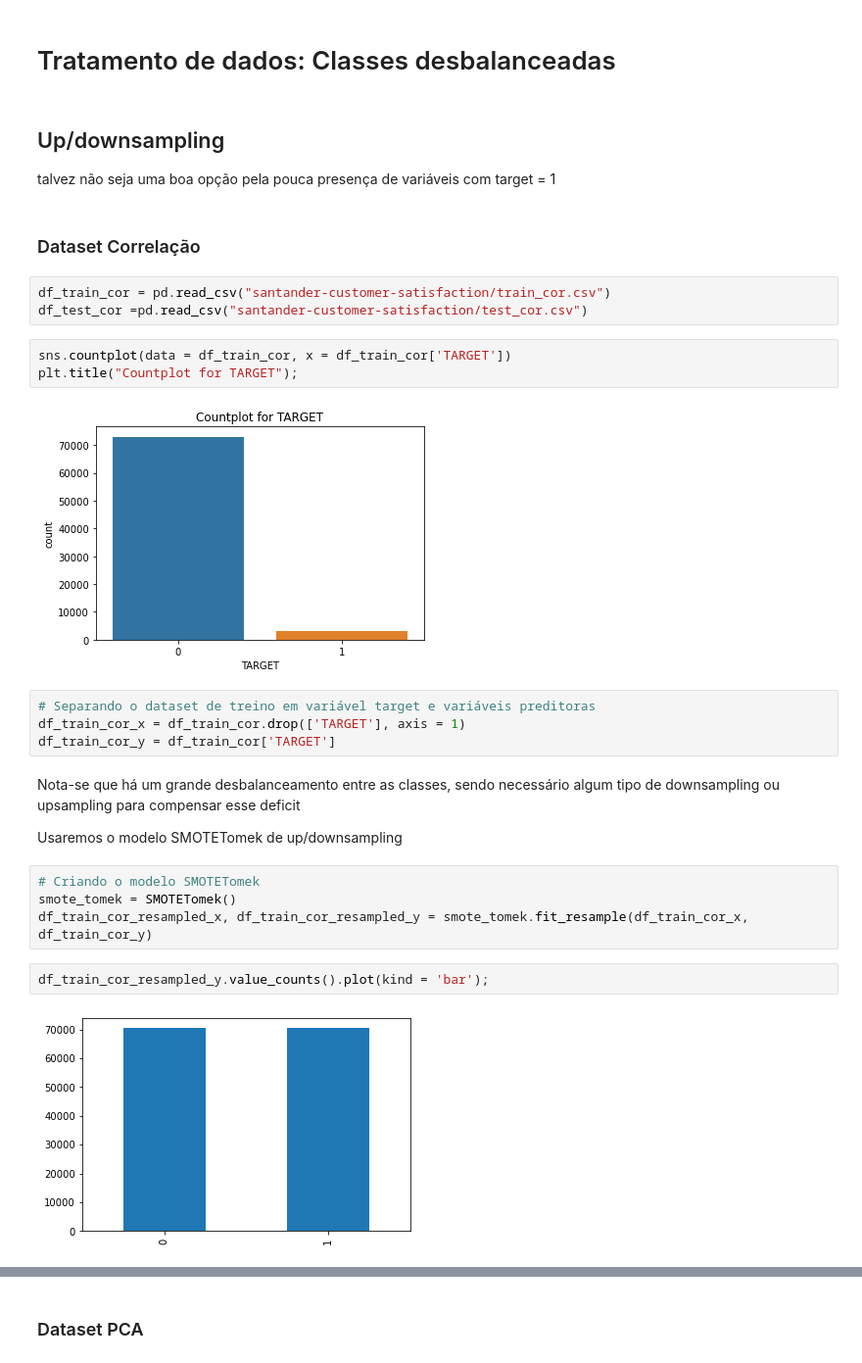
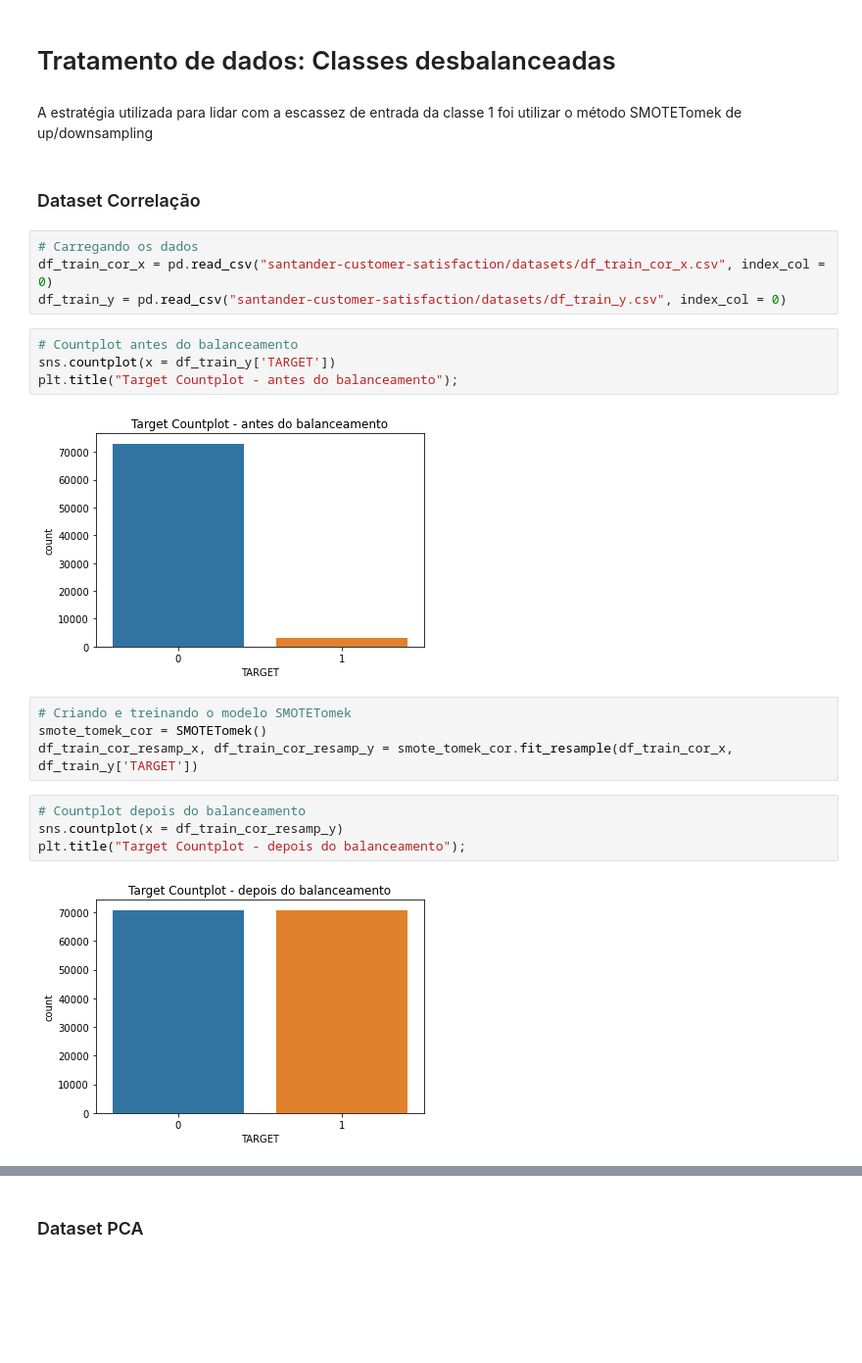
Before and after one commit to tharikjose/SantanderCustomerSatisfaction, a Jupyter notebook: Projeto3_Tharik.ipynb, the cells around one changed output, grey strips where cells are left out. Shown at 98% size. Saved outputs shown, nothing was run; the diff lists cells and outputs as text; blank space fills up the shorter version.

Commit message:
Project Organized
project organized and with the addition of another dataset of feature selection

```diff
--- a/Projeto3_Tharik.ipynb
+++ b/Projeto3_Tharik.ipynb
@@ -292,32 +432,27 @@ df_test_pca.to_csv("santander-customer-satisfaction/test_pca.csv")
 # %% [markdown]
 # Tratamento de dados: Classes desbalanceadas
 # %% [markdown]
-## Up/downsampling
-talvez não seja uma boa opção pela pouca presença de variáveis com target = 1
+A estratégia utilizada para lidar com a escassez de entrada da classe 1 foi utilizar o método SMOTETomek de up/downsampling
 # %% [markdown]
 ### Dataset Correlação
 # %%
-df_train_cor = pd.read_csv("santander-customer-satisfaction/train_cor.csv")
-df_test_cor =pd.read_csv("santander-customer-satisfaction/test_cor.csv")
+# Carregando os dados
+df_train_cor_x = pd.read_csv("santander-customer-satisfaction/datasets/df_train_cor_x.csv", index_col = 0)
+df_train_y = pd.read_csv("santander-customer-satisfaction/datasets/df_train_y.csv", index_col = 0)
 # %%
-sns.countplot(data = df_train_cor, x = df_train_cor['TARGET'])
-plt.title("Countplot for TARGET");
+# Countplot antes do balanceamento
+sns.countplot(x = df_train_y['TARGET'])
+plt.title("Target Countplot - antes do balanceamento");
 # %% [output]
-[figure, old version]
+[figure, new version]
-# %%
-# Separando o dataset de treino em variável target e variáveis preditoras
-df_train_cor_x = df_train_cor.drop(['TARGET'], axis = 1)
-df_train_cor_y = df_train_cor['TARGET']
-# %% [markdown]
-Nota-se que há um grande desbalanceamento entre as classes, sendo necessário algum tipo de downsampling ou upsampling para compensar esse deficit
-
-Usaremos o modelo SMOTETomek de up/downsampling
 # %%
-# Criando o modelo SMOTETomek
-smote_tomek = SMOTETomek()
-df_train_cor_resampled_x, df_train_cor_resampled_y = smote_tomek.fit_resample(df_train_cor_x, df_train_cor_y)
+# Criando e treinando o modelo SMOTETomek
+smote_tomek_cor = SMOTETomek()
+df_train_cor_resamp_x, df_train_cor_resamp_y = smote_tomek_cor.fit_resample(df_train_cor_x, df_train_y['TARGET'])
 # %%
-df_train_cor_resampled_y.value_counts().plot(kind = 'bar');
+# Countplot depois do balanceamento
+sns.countplot(x = df_train_cor_resamp_y)
+plt.title("Target Countplot - depois do balanceamento");
 # %% [output]
-[figure, old version]
+[figure, new version]
 # %%
```
Also changed, not shown: parts of 110 cells of this notebook, 34 other files.
